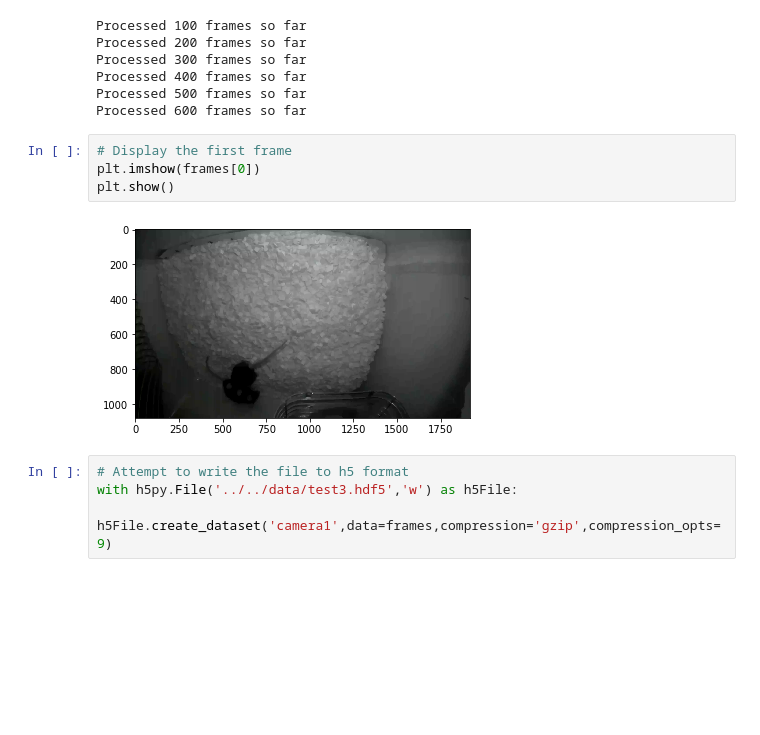
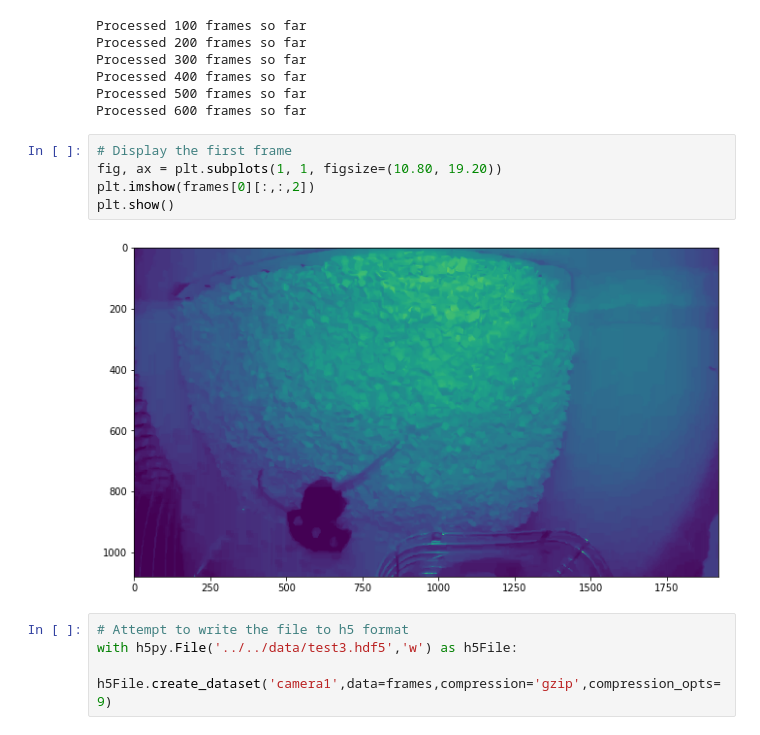
Before and after one commit to adamcatching/Polio_DIPS, a Jupyter notebook: notebook/2018_07/2018_07_09.ipynb, the cells around one changed output. Drawn from its saved outputs; the diff is of its cells as text; blank space fills up the shorter version.

Commit message:
Working on image distortion

```diff
--- a/notebook/2018_07/2018_07_09.ipynb
+++ b/notebook/2018_07/2018_07_09.ipynb
@@ -44,10 +44,11 @@ Processed 500 frames so far
 Processed 600 frames so far
 # %%
 # Display the first frame
-plt.imshow(frames[0])
+fig, ax = plt.subplots(1, 1, figsize=(10.80, 19.20))
+plt.imshow(frames[0][:,:,2])
 plt.show()
 # %% [output]
-[figure, old version]
+[figure, new version]
 # %%
 # Attempt to write the file to h5 format
 with h5py.File('../../data/test3.hdf5','w') as h5File:
```
Also changed, not shown: parts of 8 cells of this notebook.
